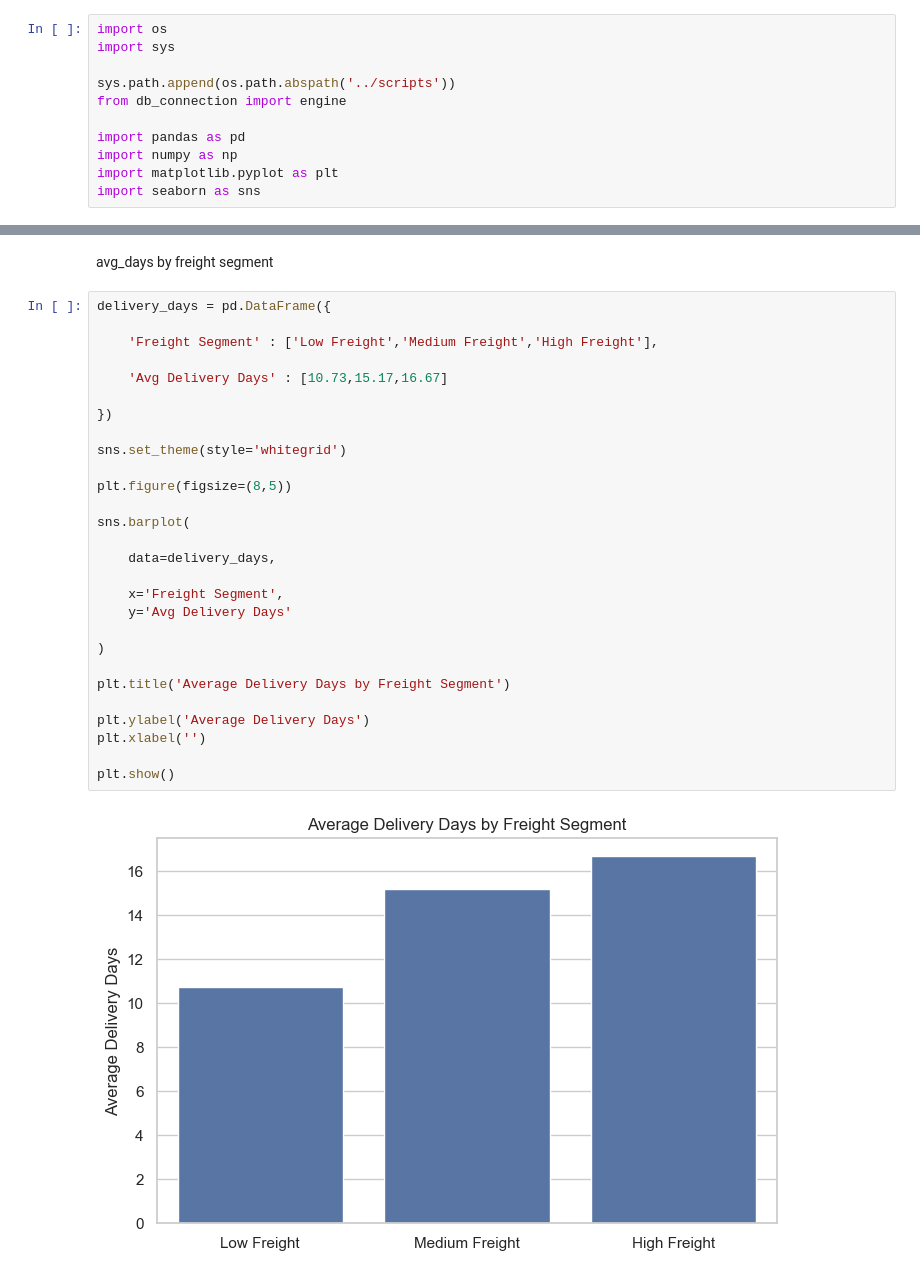
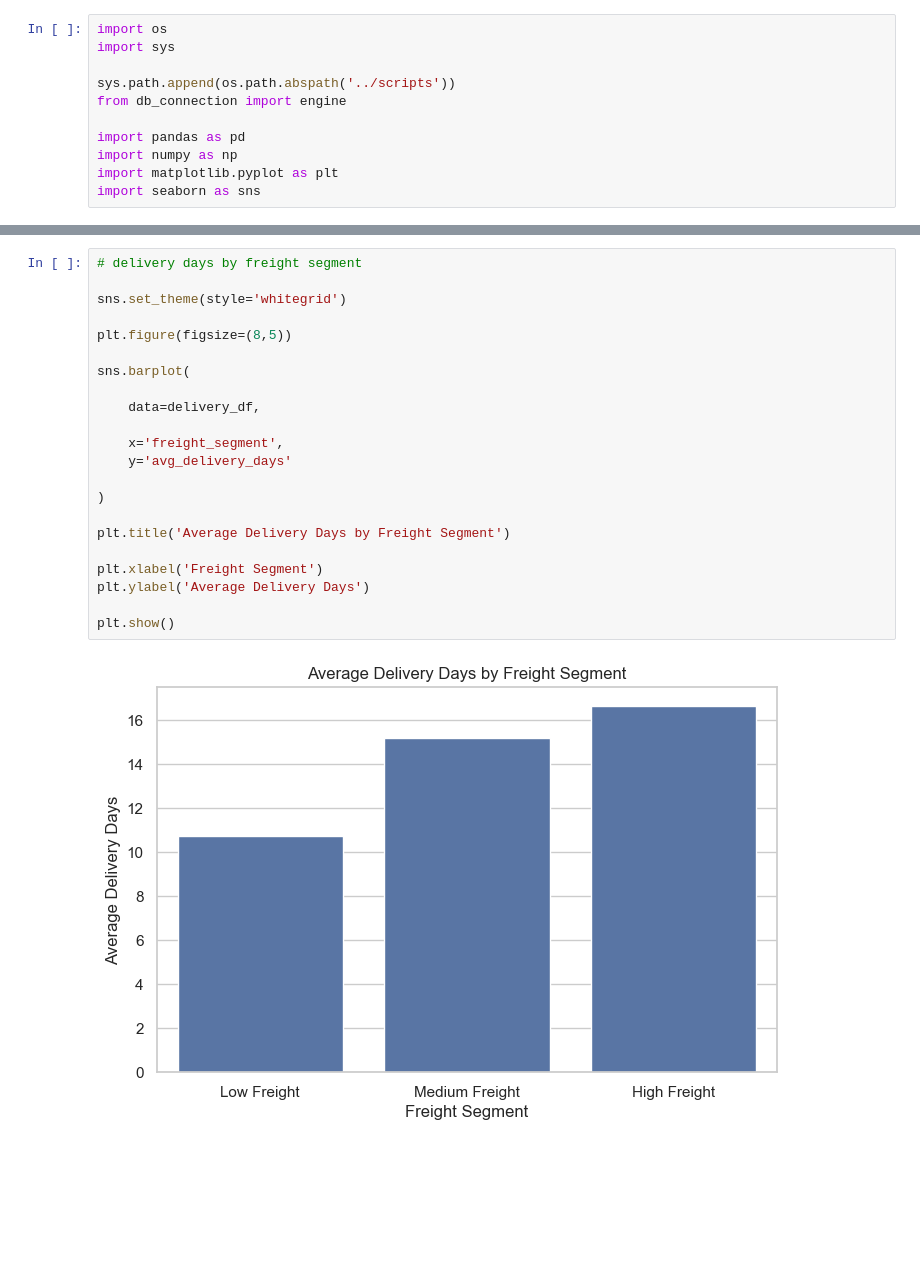
Before and after one commit to DRACULA279/olist-marketplace-intelligence, a Jupyter notebook: Python/Notebooks/deliveery_analysis.ipynb, the cells around one changed output, grey strips where cells are left out. Drawn from its saved outputs; the diff is of its cells as text; blank space fills up the shorter version.

```diff
--- a/Python/Notebooks/deliveery_analysis.ipynb
+++ b/Python/Notebooks/deliveery_analysis.ipynb
@@ -91,32 +121,24 @@ plt.show()
-# %% [markdown]
-avg_days by freight segment
 # %%
-delivery_days = pd.DataFrame({
-
-    'Freight Segment' : ['Low Freight','Medium Freight','High Freight'],
-
-    'Avg Delivery Days' : [10.73,15.17,16.67]
-
-})
+# delivery days by freight segment
 
 sns.set_theme(style='whitegrid')
 
 plt.figure(figsize=(8,5))
 
 sns.barplot(
 
-    data=delivery_days,
+    data=delivery_df,
 
-    x='Freight Segment',
-    y='Avg Delivery Days'
+    x='freight_segment',
+    y='avg_delivery_days'
 
 )
 
 plt.title('Average Delivery Days by Freight Segment')
 
+plt.xlabel('Freight Segment')
 plt.ylabel('Average Delivery Days')
-plt.xlabel('')
 
 plt.show()
 # %% [output]
-[figure, old version]
+[figure, new version]
```
Also changed, not shown: parts of 6 cells of this notebook, 2 other files.
